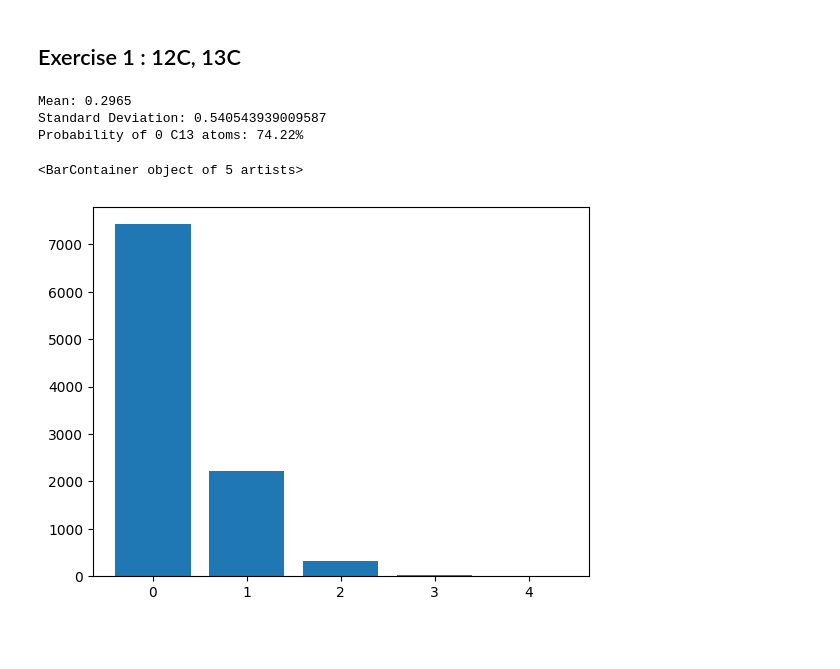
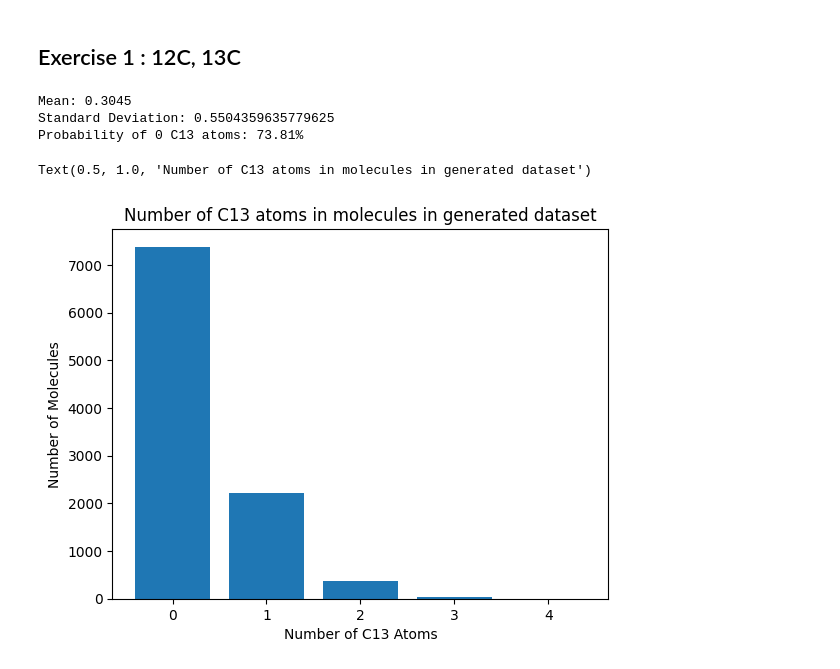
Before and after one commit to SPS-SP2273/learning-portfolio-shawn1368, a Jupyter notebook: random numbers/random_numbers_(need).ipynb, the cells around one changed output. Drawn from its saved outputs; the diff is of its cells as text; code cells hidden in the pictures; blank space fills up the shorter version.

Commit message:
Numerical Solutions (Need), Numerical Solutions (Good), Random Numbers (Nice)

```diff
--- a/random numbers/random_numbers_(need).ipynb
+++ b/random numbers/random_numbers_(need).ipynb
@@ -194,27 +194,32 @@ with plt.xkcd():
 # %%
 # Probabilistic solution
 def no_of_c13(no_of_c, c13_abundance=0.011):
     '''
     Returns the number of carbon-13 atoms in
     a molecule containing no_of_c carbon atoms.
     '''
     results = np.random.rand(no_of_c)
     no_of_c13 = np.sum(results < c13_abundance)
     return no_of_c13
 
+# Generate dataset and calculate statistics
 dataset_size = 10000
 cholesterol_dataset = np.array([no_of_c13(27) for _ in range(dataset_size)])
 mean_c_cholesterol = np.mean(cholesterol_dataset)
 sd_c_cholesterol = np.std(cholesterol_dataset)
 prob_0_c13_cholesterol = np.sum(cholesterol_dataset == 0) / dataset_size * 100
 
 print(f"Mean: {mean_c_cholesterol}\nStandard Deviation: {sd_c_cholesterol}\nProbability of 0 C13 atoms: {prob_0_c13_cholesterol}%")
 
+# Plot the distribution of C13 atoms in the dataset
 no_of_c13, counts = np.unique(cholesterol_dataset, return_counts = True)
 plt.bar(no_of_c13, counts)
+plt.xlabel("Number of C13 Atoms")
+plt.ylabel("Number of Molecules")
+plt.title("Number of C13 atoms in molecules in generated dataset")
 # %% [output]
-Mean: 0.2965
-Standard Deviation: 0.540543939009587
-Probability of 0 C13 atoms: 74.22%
+Mean: 0.3045
+Standard Deviation: 0.5504359635779625
+Probability of 0 C13 atoms: 73.81%
-<BarContainer object of 5 artists>
+Text(0.5, 1.0, 'Number of C13 atoms in molecules in generated dataset')
-[figure, old version]
+[figure, new version]
```
Also changed, not shown: parts of 7 cells of this notebook, 3 other files.
